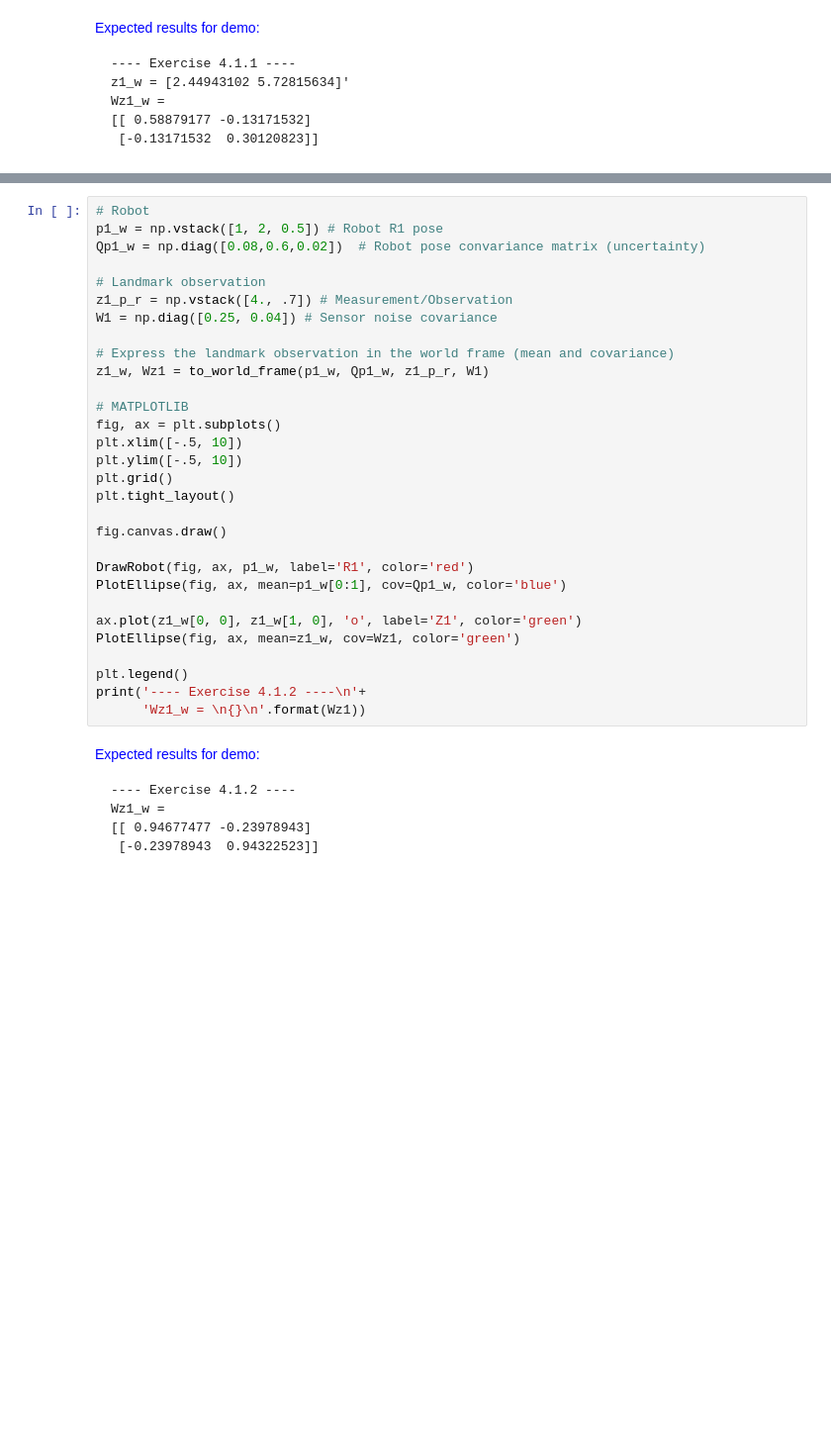
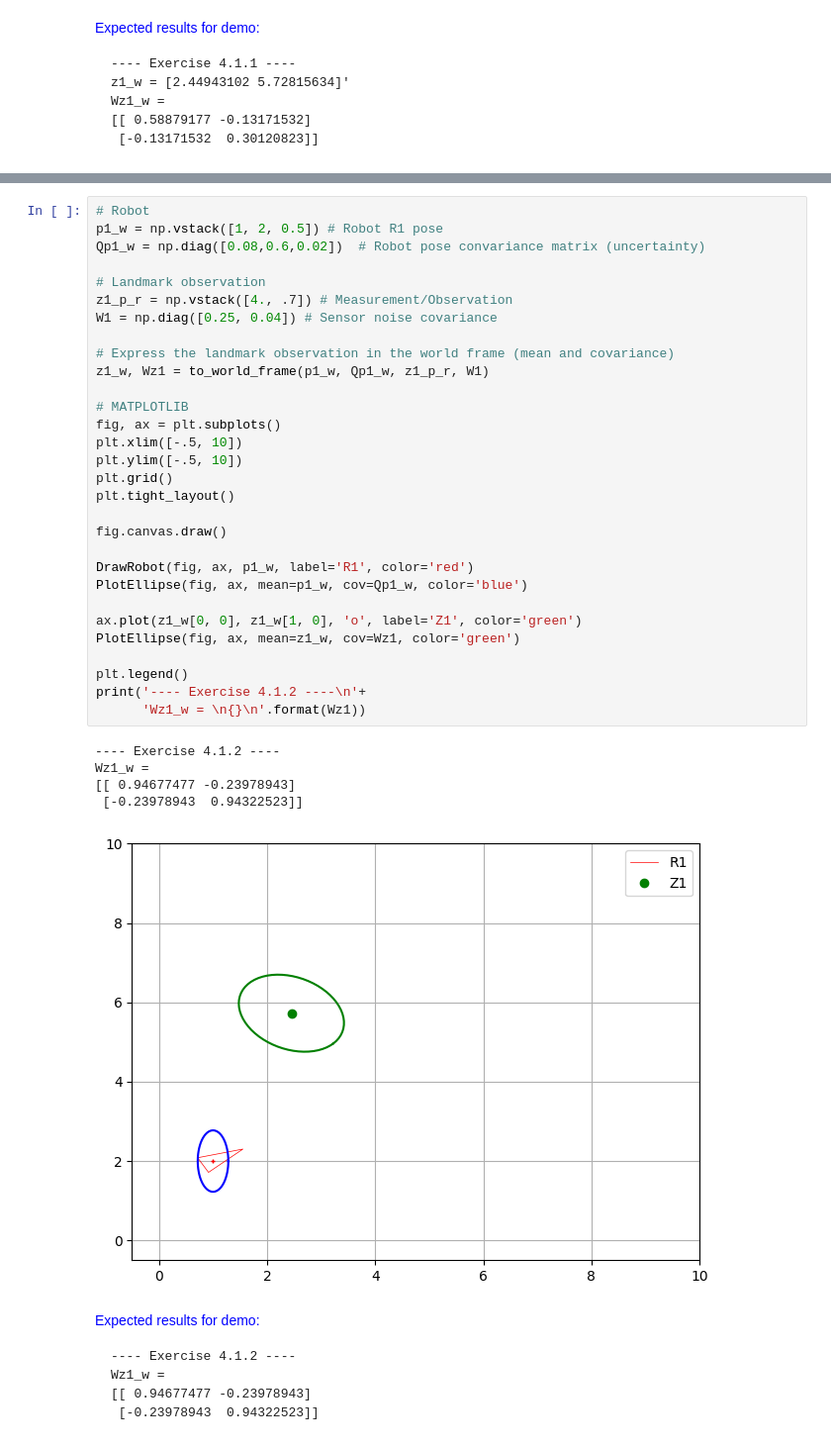
Before and after one commit to Javi-M/uma_robotics_2023, a Jupyter notebook: Chapter 04. Robot sensing/4.1 Landmark-based models.ipynb, the cells around one changed output, grey strips where cells are left out. Shown: that part at 99% size. Drawn from its saved outputs; the diff is of its cells as text; blank space fills up the shorter version.

```diff
--- a/Chapter 04. Robot sensing/4.1 Landmark-based models.ipynb
+++ b/Chapter 04. Robot sensing/4.1 Landmark-based models.ipynb
@@ -239,33 +239,39 @@ Example: $\\[5pt]$
 # %%
 # Robot
 p1_w = np.vstack([1, 2, 0.5]) # Robot R1 pose
 Qp1_w = np.diag([0.08,0.6,0.02])  # Robot pose convariance matrix (uncertainty)
 
 # Landmark observation
 z1_p_r = np.vstack([4., .7]) # Measurement/Observation
 W1 = np.diag([0.25, 0.04]) # Sensor noise covariance
 
 # Express the landmark observation in the world frame (mean and covariance)
 z1_w, Wz1 = to_world_frame(p1_w, Qp1_w, z1_p_r, W1)
 
 # MATPLOTLIB
 fig, ax = plt.subplots()
 plt.xlim([-.5, 10])
 plt.ylim([-.5, 10])
 plt.grid()
 plt.tight_layout()
 
 fig.canvas.draw()
 
 DrawRobot(fig, ax, p1_w, label='R1', color='red')
-PlotEllipse(fig, ax, mean=p1_w[0:1], cov=Qp1_w, color='blue')
+PlotEllipse(fig, ax, mean=p1_w, cov=Qp1_w, color='blue')
 
 ax.plot(z1_w[0, 0], z1_w[1, 0], 'o', label='Z1', color='green')
 PlotEllipse(fig, ax, mean=z1_w, cov=Wz1, color='green')
 
 plt.legend()
 print('---- Exercise 4.1.2 ----\n'+
       'Wz1_w = \n{}\n'.format(Wz1))
+# %% [output]
+---- Exercise 4.1.2 ----
+Wz1_w =
+[[ 0.94677477 -0.23978943]
+ [-0.23978943  0.94322523]]
+[figure, added]
 # %% [markdown]
 <span style="color:blue">Expected results for demo:</span>
 
```
Also changed, not shown: parts of 1 cell of this notebook.
